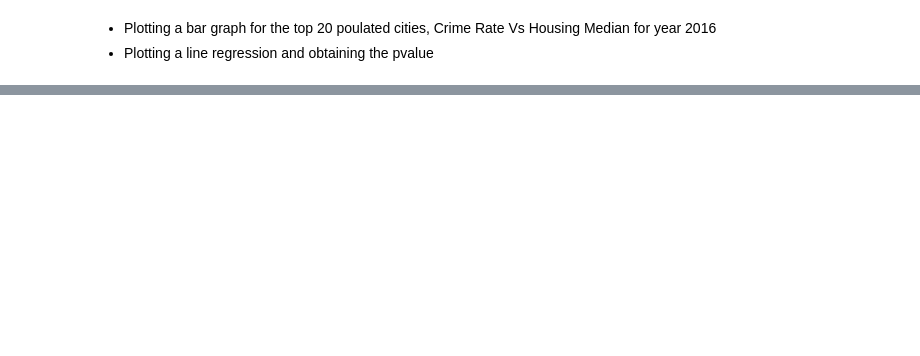
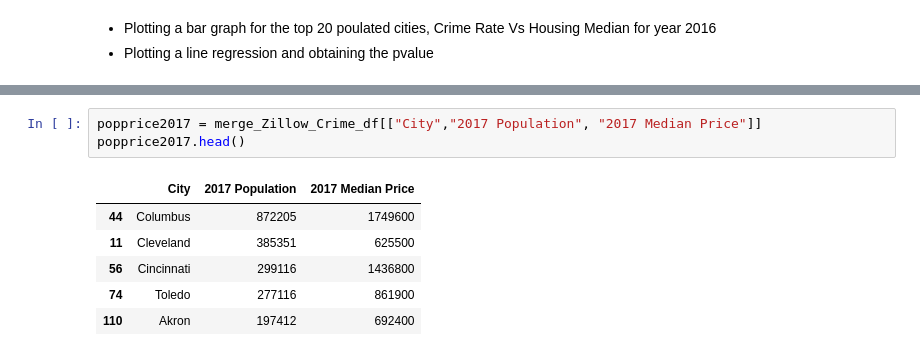
Before and after one commit to taylorbreychak/Project-1, a Jupyter notebook: ProjectCode_Merged/CrimeDataAnalysis-FinalCode.ipynb, the cells around one changed output, grey strips where cells are left out. Cells and saved outputs as stored; diff of their text form; blank space fills up the shorter version.

```diff
--- a/ProjectCode_Merged/CrimeDataAnalysis-FinalCode.ipynb
+++ b/ProjectCode_Merged/CrimeDataAnalysis-FinalCode.ipynb
@@ -284,0 +376,10 @@ plt.savefig("images/plots/CrimeVsHousingMedian_2016_top20_PVALUE.png")
+# %%
+popprice2017 = merge_Zillow_Crime_df[["City","2017 Population", "2017 Median Price"]]
+popprice2017.head()
+# %% [output]
+|  | City | 2017 Population | 2017 Median Price |
+| 44 | Columbus | 872205 | 1749600 |
+| 11 | Cleveland | 385351 | 625500 |
+| 56 | Cincinnati | 299116 | 1436800 |
+| 74 | Toledo | 277116 | 861900 |
+| 110 | Akron | 197412 | 692400 |
```
Also changed, not shown: parts of 13 cells of this notebook.
